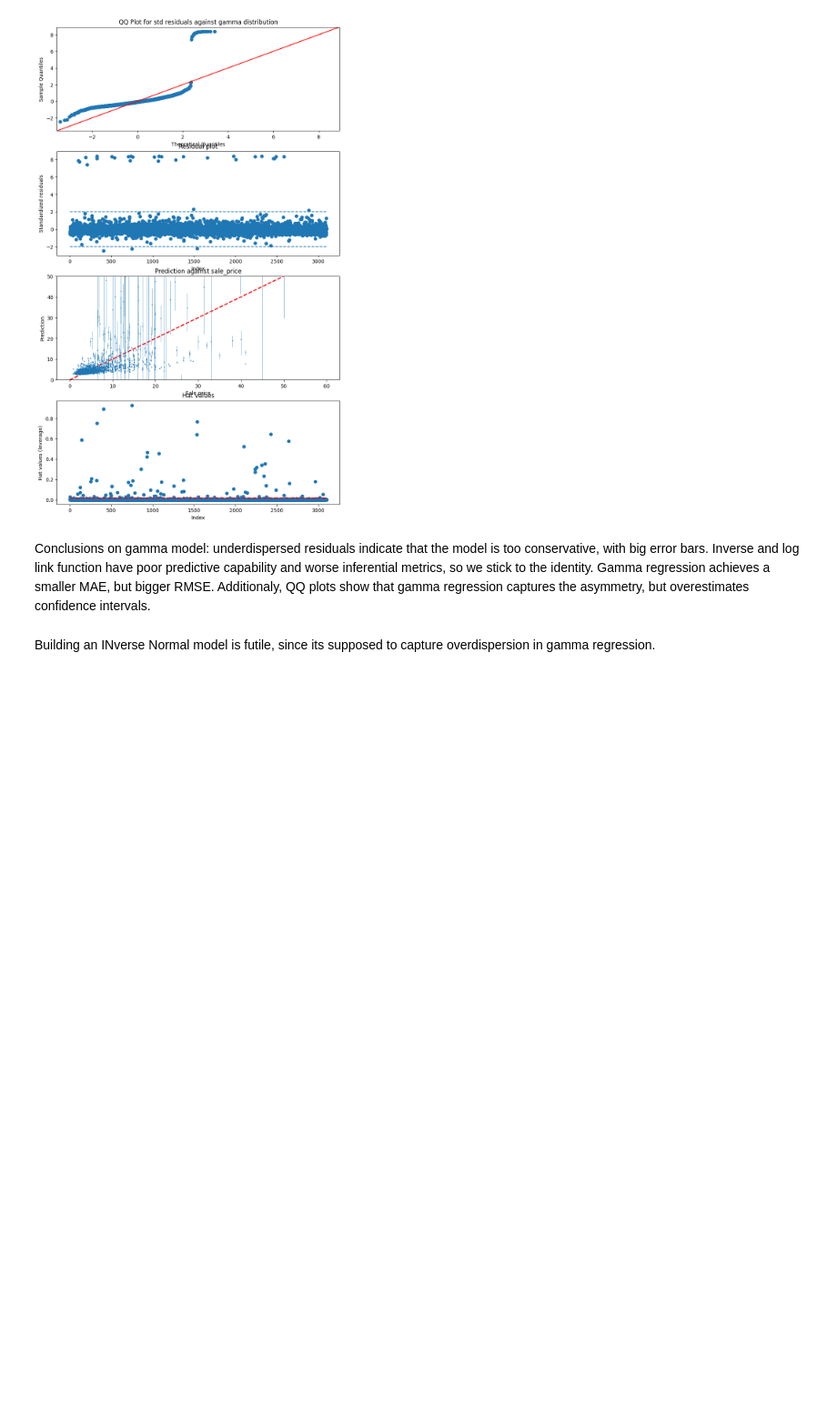
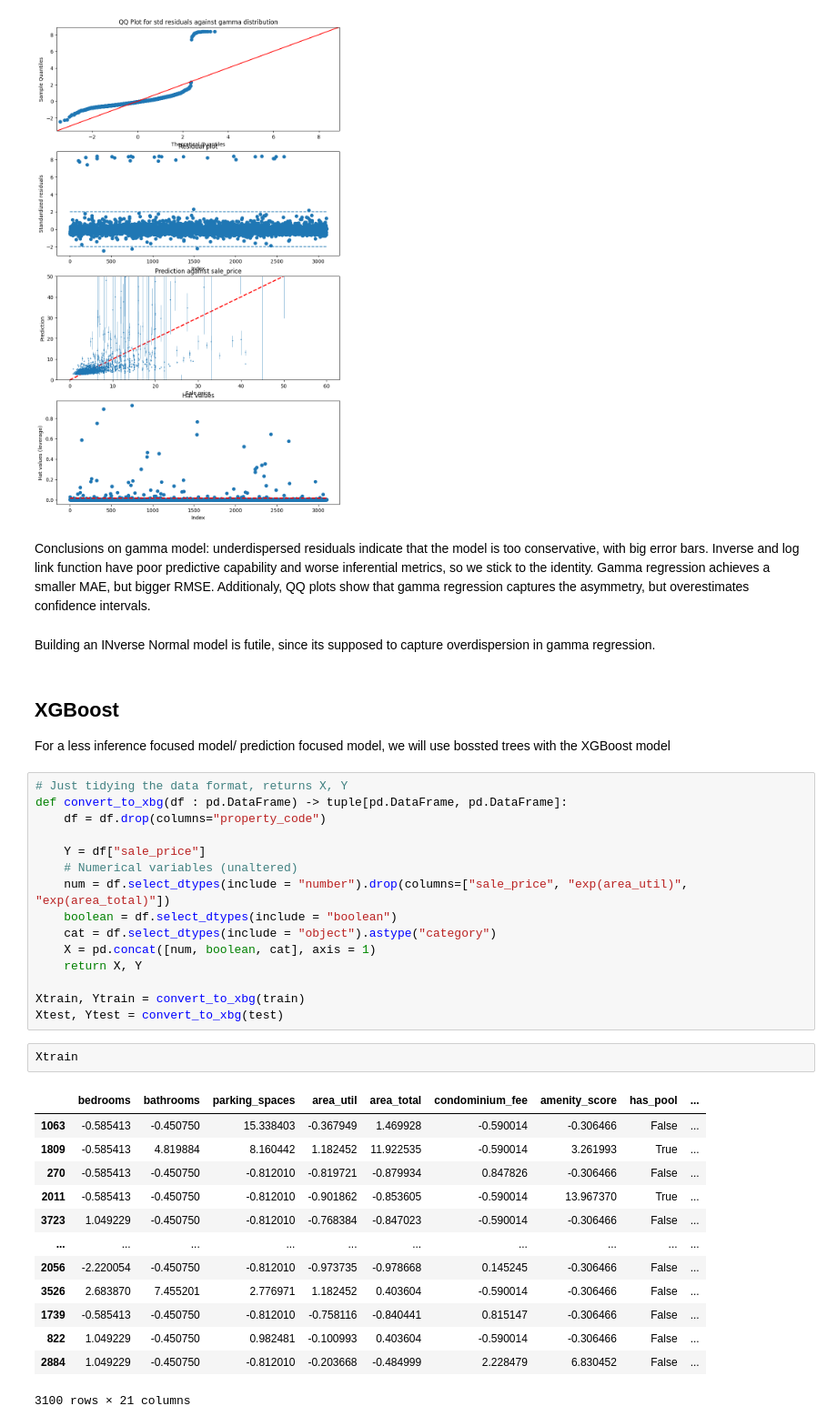
Before and after one commit to clr-cera/IA2025.2, a Jupyter notebook: Trabalho2/modelling.ipynb, the cells around one changed output. Shown at 91% size. Drawn from its saved outputs; the diff is of its cells as text; blank space fills up the shorter version.

```diff
--- a/Trabalho2/modelling.ipynb
+++ b/Trabalho2/modelling.ipynb
@@ -461,3 +461,38 @@ Text(0, 0.5, 'Hat values (leverage)')
 Conclusions on gamma model: underdispersed residuals indicate that the model is too conservative, with big error bars. Inverse and log link function have poor predictive capability and worse inferential metrics, so we stick to the identity. Gamma regression achieves a smaller MAE, but bigger RMSE. Additionaly, QQ plots show that gamma regression captures the asymmetry, but overestimates confidence intervals.
 # %% [markdown]
 Building an INverse Normal model is futile, since its supposed to capture overdispersion in gamma regression.
+# %% [markdown]
+## XGBoost
+
+For a less inference focused model/ prediction focused model, we will use bossted trees with the XGBoost model
+# %%
+# Just tidying the data format, returns X, Y
+def convert_to_xbg(df : pd.DataFrame) -> tuple[pd.DataFrame, pd.DataFrame]:
+    df = df.drop(columns="property_code")
+
+    Y = df["sale_price"]
+    # Numerical variables (unaltered)
+    num = df.select_dtypes(include = "number").drop(columns=["sale_price", "exp(area_util)", "exp(area_total)"])
+    boolean = df.select_dtypes(include = "boolean")
+    cat = df.select_dtypes(include = "object").astype("category")
+    X = pd.concat([num, boolean, cat], axis = 1)
+    return X, Y
+
+Xtrain, Ytrain = convert_to_xbg(train)
+Xtest, Ytest = convert_to_xbg(test)
+# %%
+Xtrain
+# %% [output]
+|  | bedrooms | bathrooms | parking_spaces | area_util | area_total | condominium_fee | amenity_score | has_pool | ... |
+| 1063 | -0.585413 | -0.450750 | 15.338403 | -0.367949 | 1.469928 | -0.590014 | -0.306466 | False | ... |
+| 1809 | -0.585413 | 4.819884 | 8.160442 | 1.182452 | 11.922535 | -0.590014 | 3.261993 | True | ... |
+| 270 | -0.585413 | -0.450750 | -0.812010 | -0.819721 | -0.879934 | 0.847826 | -0.306466 | False | ... |
+| 2011 | -0.585413 | -0.450750 | -0.812010 | -0.901862 | -0.853605 | -0.590014 | 13.967370 | True | ... |
+| 3723 | 1.049229 | -0.450750 | -0.812010 | -0.768384 | -0.847023 | -0.590014 | -0.306466 | False | ... |
+| ... | ... | ... | ... | ... | ... | ... | ... | ... | ... |
+| 2056 | -2.220054 | -0.450750 | -0.812010 | -0.973735 | -0.978668 | 0.145245 | -0.306466 | False | ... |
+| 3526 | 2.683870 | 7.455201 | 2.776971 | 1.182452 | 0.403604 | -0.590014 | -0.306466 | False | ... |
+| 1739 | -0.585413 | -0.450750 | -0.812010 | -0.758116 | -0.840441 | 0.815147 | -0.306466 | False | ... |
+| 822 | 1.049229 | -0.450750 | 0.982481 | -0.100993 | 0.403604 | -0.590014 | -0.306466 | False | ... |
+| 2884 | 1.049229 | -0.450750 | -0.812010 | -0.203668 | -0.484999 | 2.228479 | 6.830452 | False | ... |
+3100 rows × 21 columns
```
Also changed, not shown: parts of 11 cells of this notebook, 3 other files.
